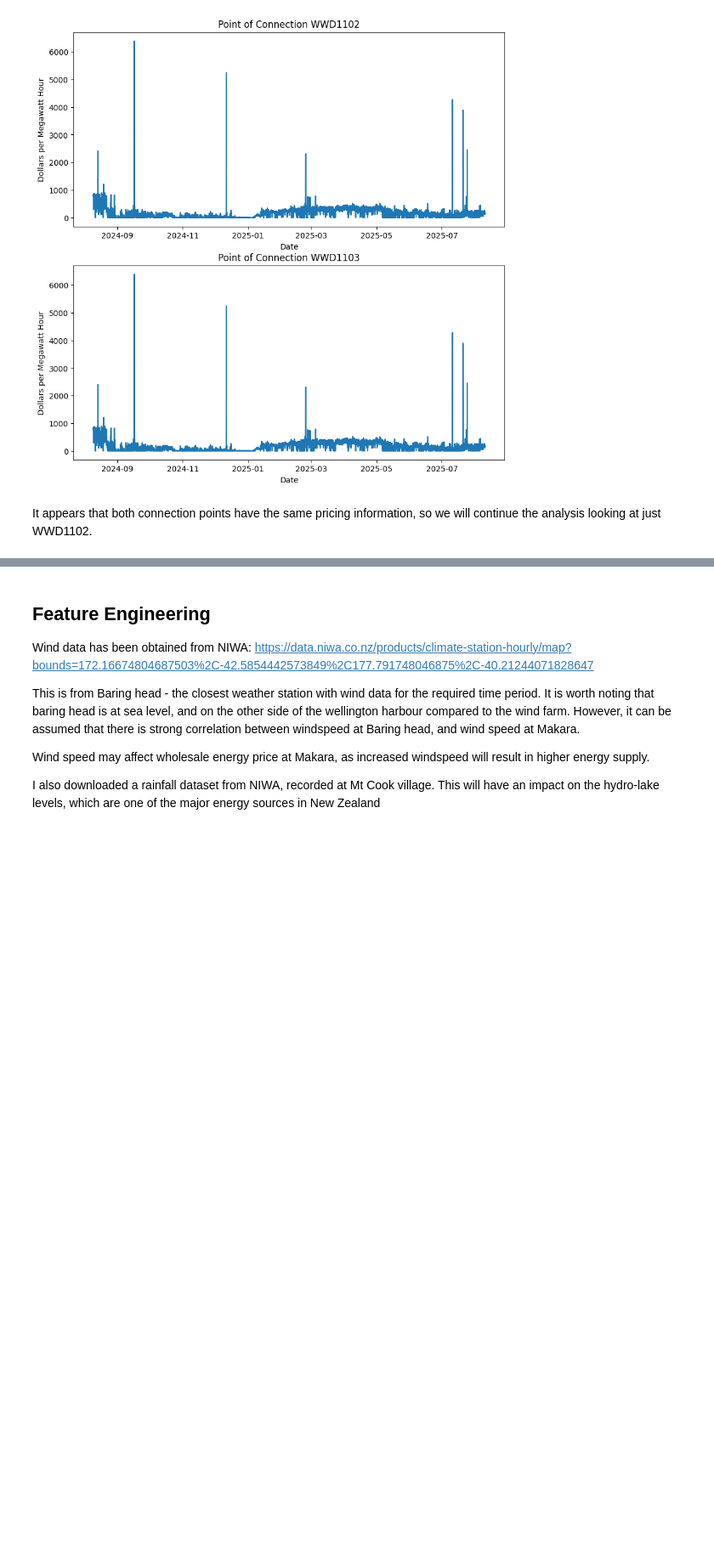
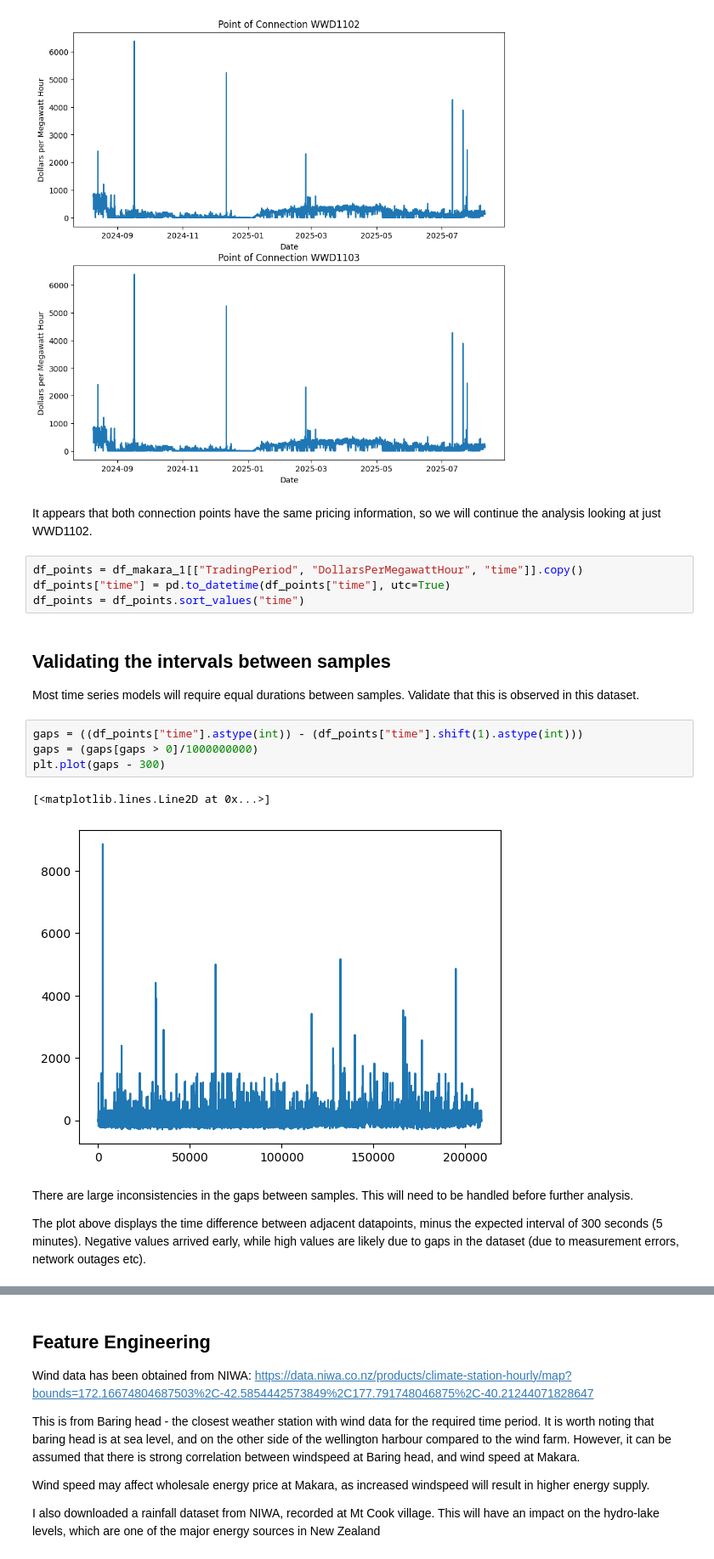
Before and after one commit to LennoxC/aiml338-a2, a Jupyter notebook: Time Series Analysis.ipynb, the cells around one changed output, grey strips where cells are left out. Shown at 85% size. Drawn from its saved outputs; the diff is of its cells as text; blank space fills up the shorter version.

```diff
--- a/Time Series Analysis.ipynb
+++ b/Time Series Analysis.ipynb
@@ -69,3 +72,21 @@ plt.show()
 [figure]
 # %% [markdown]
 It appears that both connection points have the same pricing information, so we will continue the analysis looking at just WWD1102.
+# %%
+df_points = df_makara_1[["TradingPeriod", "DollarsPerMegawattHour", "time"]].copy()
+df_points["time"] = pd.to_datetime(df_points["time"], utc=True)
+df_points = df_points.sort_values("time")
+# %% [markdown]
+## Validating the intervals between samples
+Most time series models will require equal durations between samples. Validate that this is observed in this dataset.
+# %%
+gaps = ((df_points["time"].astype(int)) - (df_points["time"].shift(1).astype(int)))
+gaps = (gaps[gaps > 0]/1000000000)
+plt.plot(gaps - 300)
+# %% [output]
+[<matplotlib.lines.Line2D at 0x...>]
+[figure, added]
+# %% [markdown]
+There are large inconsistencies in the gaps between samples. This will need to be handled before further analysis.
+
+The plot above displays the time difference between adjacent datapoints, minus the expected interval of 300 seconds (5 minutes). Negative values arrived early, while high values are likely due to gaps in the dataset (due to measurement errors, network outages etc).
```
Also changed, not shown: parts of 56 cells of this notebook.
